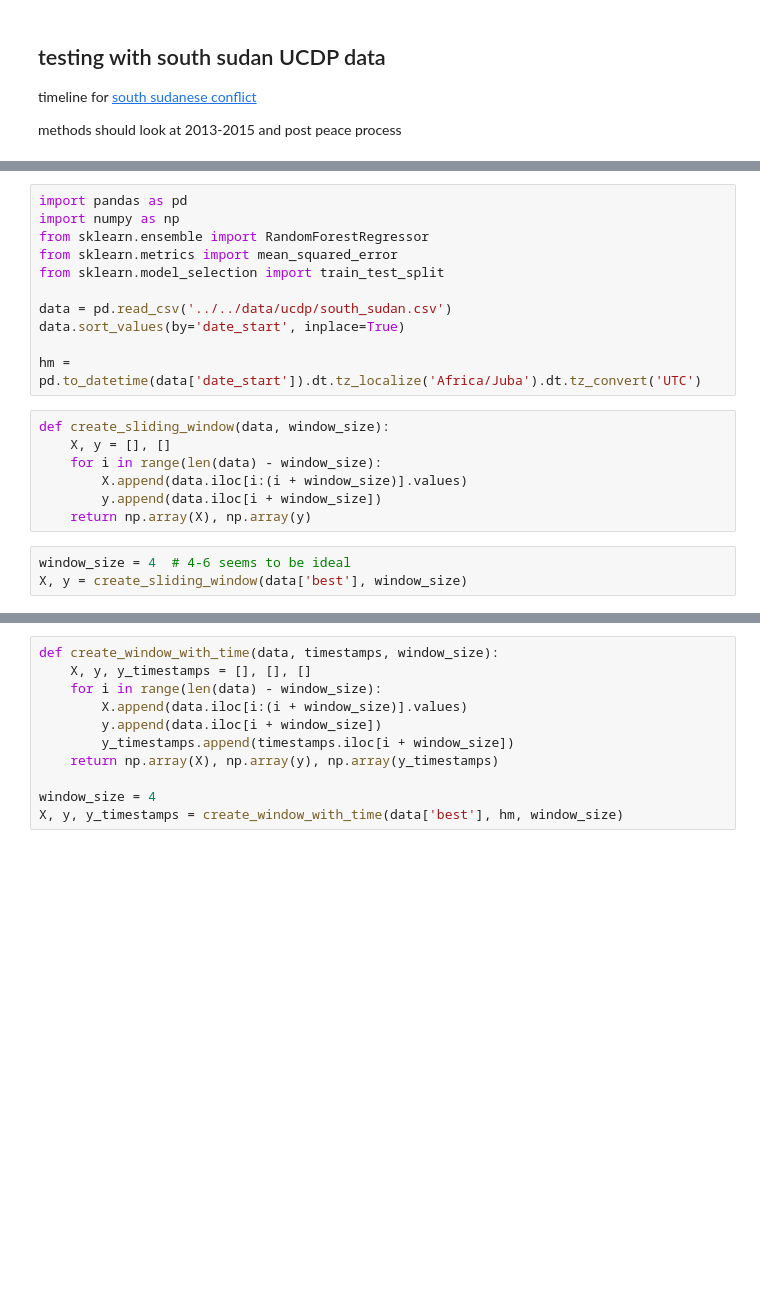
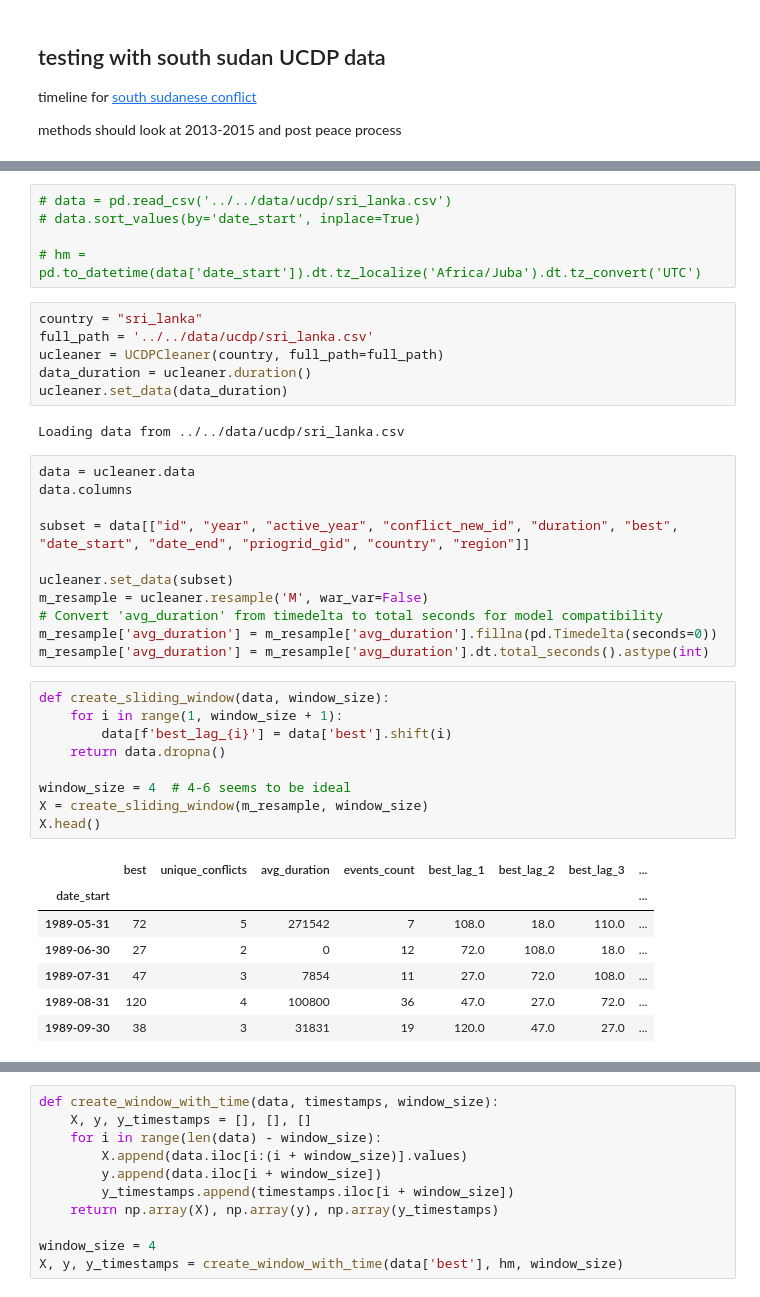
Before and after one commit to kaylanhua/conflicts, a Jupyter notebook: time_series/windows/univariate.ipynb, the cells around one changed output, grey strips where cells are left out. Cells and saved outputs as stored; diff of their text form; blank space fills up the shorter version.

```diff
--- a/time_series/windows/univariate.ipynb
+++ b/time_series/windows/univariate.ipynb
@@ -7,21 +15,41 @@ methods should look at 2013-2015 and post peace process
 # %%
-import pandas as pd
-import numpy as np
-from sklearn.ensemble import RandomForestRegressor
-from sklearn.metrics import mean_squared_error
-from sklearn.model_selection import train_test_split
+# data = pd.read_csv('../../data/ucdp/sri_lanka.csv')
+# data.sort_values(by='date_start', inplace=True)
 
-data = pd.read_csv('../../data/ucdp/south_sudan.csv')
-data.sort_values(by='date_start', inplace=True)
-
-hm = pd.to_datetime(data['date_start']).dt.tz_localize('Africa/Juba').dt.tz_convert('UTC')
+# hm = pd.to_datetime(data['date_start']).dt.tz_localize('Africa/Juba').dt.tz_convert('UTC')
-# %%
-def create_sliding_window(data, window_size):
-    X, y = [], []
-    for i in range(len(data) - window_size):
-        X.append(data.iloc[i:(i + window_size)].values)
-        y.append(data.iloc[i + window_size])
-    return np.array(X), np.array(y)
-# %%
-window_size = 4  # 4-6 seems to be ideal
-X, y = create_sliding_window(data['best'], window_size)
+# %%
+country = "sri_lanka"
+full_path = '../../data/ucdp/sri_lanka.csv'
+ucleaner = UCDPCleaner(country, full_path=full_path)
+data_duration = ucleaner.duration()
+ucleaner.set_data(data_duration)
+# %% [output]
+Loading data from ../../data/ucdp/sri_lanka.csv
+# %%
+data = ucleaner.data
+data.columns
+
+subset = data[["id", "year", "active_year", "conflict_new_id", "duration", "best", "date_start", "date_end", "priogrid_gid", "country", "region"]]
+
+ucleaner.set_data(subset)
+m_resample = ucleaner.resample('M', war_var=False)
+# Convert 'avg_duration' from timedelta to total seconds for model compatibility
+m_resample['avg_duration'] = m_resample['avg_duration'].fillna(pd.Timedelta(seconds=0))
+m_resample['avg_duration'] = m_resample['avg_duration'].dt.total_seconds().astype(int)
+# %%
+def create_sliding_window(data, window_size):
+    for i in range(1, window_size + 1):
+        data[f'best_lag_{i}'] = data['best'].shift(i)
+    return data.dropna()
+
+window_size = 4  # 4-6 seems to be ideal
+X = create_sliding_window(m_resample, window_size)
+X.head()
+# %% [output]
+|  | best | unique_conflicts | avg_duration | events_count | best_lag_1 | best_lag_2 | best_lag_3 | ... |
+| date_start |  |  |  |  |  |  |  | ... |
+| 1989-05-31 | 72 | 5 | 271542 | 7 | 108.0 | 18.0 | 110.0 | ... |
+| 1989-06-30 | 27 | 2 | 0 | 12 | 72.0 | 108.0 | 18.0 | ... |
+| 1989-07-31 | 47 | 3 | 7854 | 11 | 27.0 | 72.0 | 108.0 | ... |
+| 1989-08-31 | 120 | 4 | 100800 | 36 | 47.0 | 27.0 | 72.0 | ... |
+| 1989-09-30 | 38 | 3 | 31831 | 19 | 120.0 | 47.0 | 27.0 | ... |
```
Also changed, not shown: parts of 4 cells of this notebook, 2 other files.
